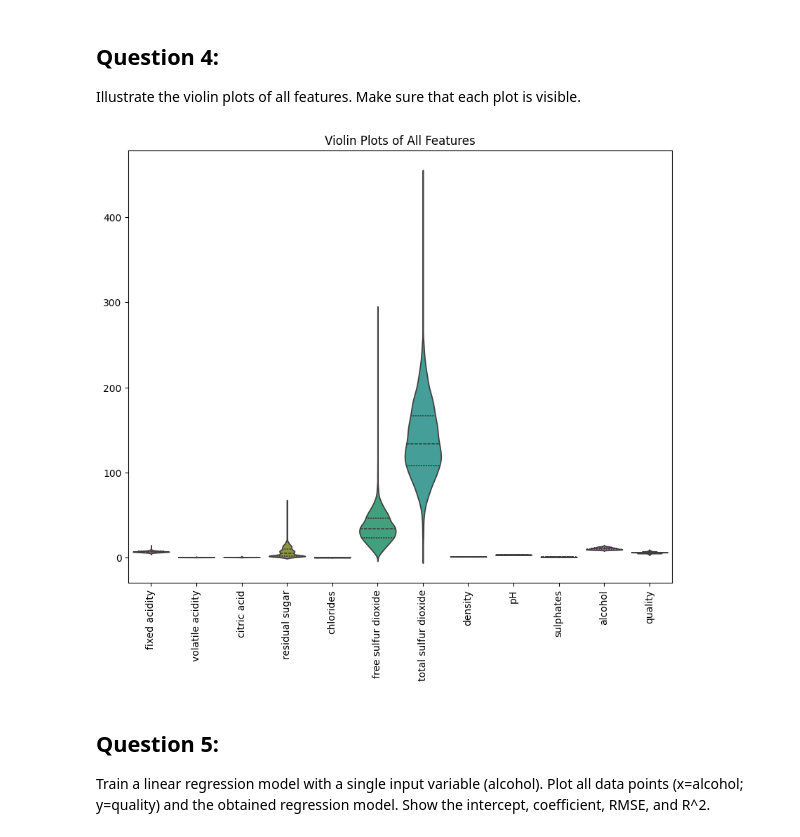
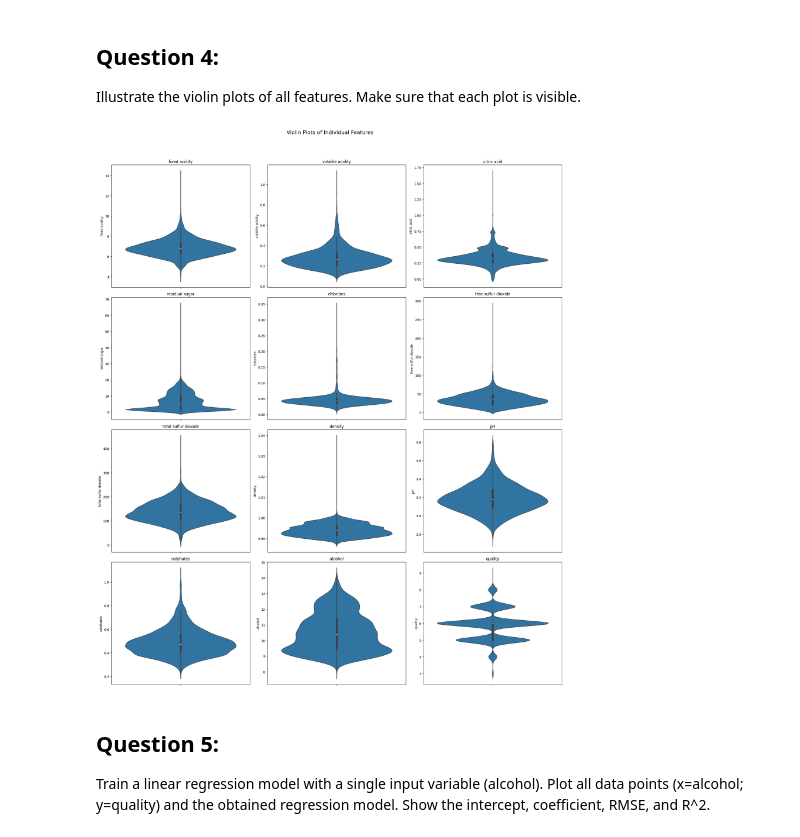
Before and after one commit to hanbit0218/cs131, a Jupyter notebook: a4/a4_24.ipynb, the cells around one changed output. Drawn from its saved outputs; the diff is of its cells as text; code cells hidden in the pictures.

```diff
--- a/a4/a4_24.ipynb
+++ b/a4/a4_24.ipynb
@@ -121,15 +125,25 @@ plt.show()
 ## Question 4:
 
 Illustrate the violin plots of all features. Make sure that each plot is visible.
-# %%
-plt.figure(figsize=(10,8))
-sns.violinplot(data=df, inner='quart')
-plt.title('Violin Plots of All Features')
-xtick_labels = plt.gca().get_xticklabels()
-plt.setp(xtick_labels, rotation=90)
-plt.show()
-# %% [output]
-[figure, removed]
+# %%
+features = ['fixed acidity', 'volatile acidity', 'citric acid', 'residual sugar',
+            'chlorides', 'free sulfur dioxide', 'total sulfur dioxide',
+            'density', 'pH', 'sulphates', 'alcohol', 'quality']
+
+fig, axes = plt.subplots(4, 3, figsize=(20, 25))
+fig.suptitle('Violin Plots of Individual Features', fontsize=16)
+
+axes = axes.flatten()
+
+for i, feature in enumerate(features):
+    sns.violinplot(y=df[feature], ax=axes[i])
+    axes[i].set_title(feature)
+    axes[i].set_xlabel('')
+
+plt.tight_layout(rect=[0, 0.03, 1, 0.95])
+plt.show()
+# %% [output]
+[figure, added]
 # %% [markdown]
 ## Question 5:
 
```
Also changed, not shown: parts of 1 cell of this notebook, 2 other files.
